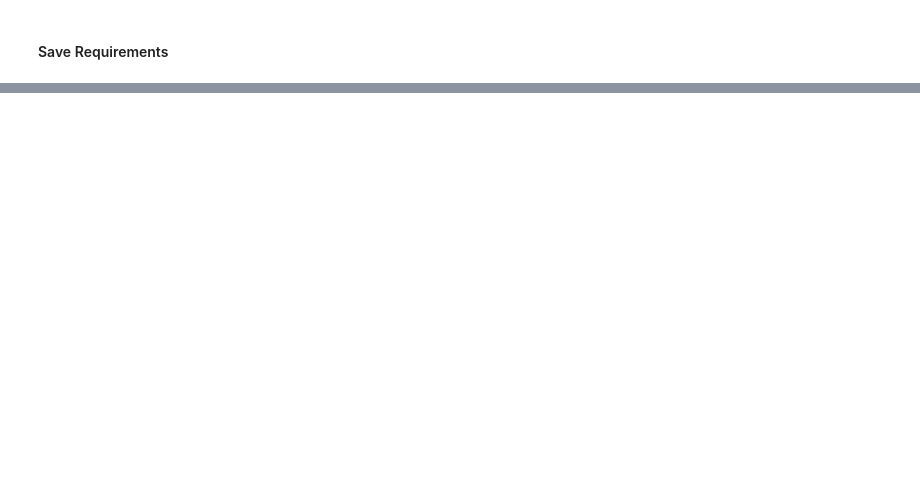
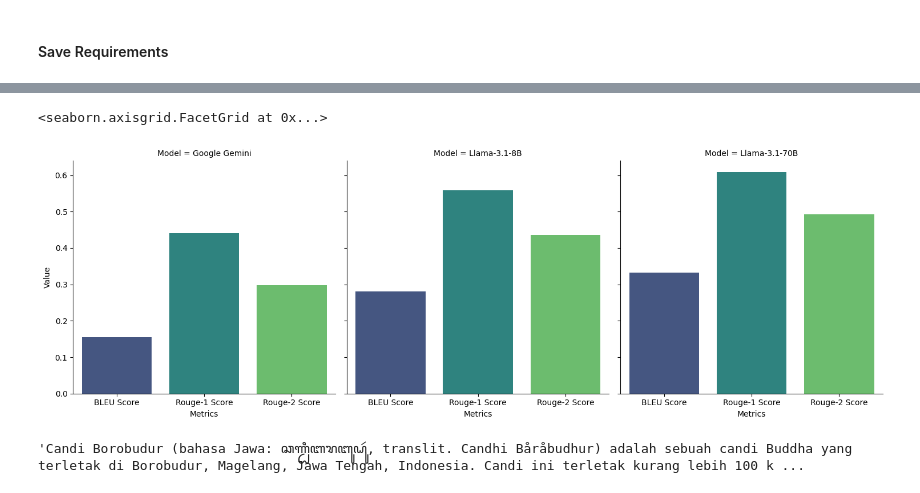
Before and after one commit to alexanderjanuar/BorobudurChatbot, a Jupyter notebook: main.ipynb, the cells around one changed output, grey strips where cells are left out. Saved outputs shown, nothing was run; the diff lists cells and outputs as text; code cells hidden in the pictures; blank space fills up the shorter version.

```diff
--- a/main.ipynb
+++ b/main.ipynb
@@ -232,0 +461,18 @@ ai_msg['answer']
+# %%
+llm_chain_context = LLMChain(prompt=prompt_context ,llm=llama_3_70b)
+
+total_inference_time = 0  # Variable to store total inference time
+total_pairs = 0  # Variable to store total number of question-answer pairs
+
+# Apply the function to each row of the DataFrame
+llama_3_70b = standard_qa_pairs.apply(process_qa_pair, axis=1)
+
+# Print total inference time and total pairs if desired
+print(f"Total Inference Time: {total_inference_time}")
+print(f"Total Number of Pairs: {total_pairs}")
+
+# Calculate average inference time
+average_inference_time = total_inference_time / total_pairs
+print(f"Average Inference Time: {round(average_inference_time,3)} seconds")
+
+llama_3_70b.to_csv('llama_3_70b.csv')
@@ -232,0 +525,33 @@ ai_msg['answer']
+# %%
+# Extract BLEU values and calculate the mean
+df_llama_3_8b_bleu_score = df_llama_3_8b['BLEU Score'].apply(lambda x: x['bleu']).mean()
+df_llama_3_8b_rouge1_score = df_llama_3_8b['ROUGE Score'].apply(lambda x: x['rouge1']).mean()
+df_llama_3_8b_rouge2_score = df_llama_3_8b['ROUGE Score'].apply(lambda x: x['rouge2']).mean()
+
+# Extract Gemini values and calculate the mean
+df_gemini_bleu_score = df_gemini['BLEU Score'].apply(lambda x: x['bleu']).mean()
+df_gemini_rouge1_score = df_gemini['ROUGE Score'].apply(lambda x: x['rouge1']).mean()
+df_gemini_rouge2_score = df_gemini['ROUGE Score'].apply(lambda x: x['rouge2']).mean()
+
+# Extract Llama 3.1 70B values and calculate the mean
+df_llama_3_70b_bleu_score = llama_3_70b['BLEU Score'].apply(lambda x: x['bleu']).mean()
+df_llama_3_70b_rouge1_score = llama_3_70b['ROUGE Score'].apply(lambda x: x['rouge1']).mean()
+df_llama_3_70b_rouge2_score = llama_3_70b['ROUGE Score'].apply(lambda x: x['rouge2']).mean()
+
+#Create Melt Data
+names = ["Google Gemini", "Llama-3.1-8B", "Llama-3.1-70B"]
+Bleu_Score = [df_gemini_bleu_score,df_llama_3_8b_bleu_score,df_llama_3_70b_bleu_score]
+Rouge1_Score = [df_gemini_rouge1_score,df_llama_3_8b_rouge1_score,df_llama_3_70b_rouge1_score]
+Rouge2_Score = [df_gemini_rouge2_score,df_llama_3_8b_rouge2_score,df_llama_3_70b_rouge2_score]
+
+
+# Create a DataFrame for plotting
+melt_df = pd.DataFrame({"Model": names, "BLEU Score": Bleu_Score,"Rouge-1 Score": Rouge1_Score,"Rouge-2 Score": Rouge2_Score})
+
+df_metrics_compare = pd.melt(melt_df, id_vars="Model", var_name="Metrics", value_name="Value")
+
+
+sns.catplot(kind='bar', data=df_metrics_compare, x='Metrics', y='Value', col='Model',palette="viridis")
+# %% [output]
+<seaborn.axisgrid.FacetGrid at 0x...>
+[figure, added]
@@ -232,0 +560,11 @@ ai_msg['answer']
+# %%
+import wikipedia
+
+wikipedia.set_lang("id")
+
+
+
+
+wikipedia.page("Candi Borobudur").content
+# %% [output]
+'Candi Borobudur (bahasa Jawa: ꦕꦟ꧀ꦝꦶꦧꦫꦧꦸꦝꦸꦂ, translit. Candhi Båråbudhur) adalah sebuah candi Buddha yang terletak di Borobudur, Magelang, Jawa Tengah, Indonesia. Candi ini terletak kurang lebih 100 k ...
```
Also changed, not shown: parts of 27 cells of this notebook, 9 other files.
